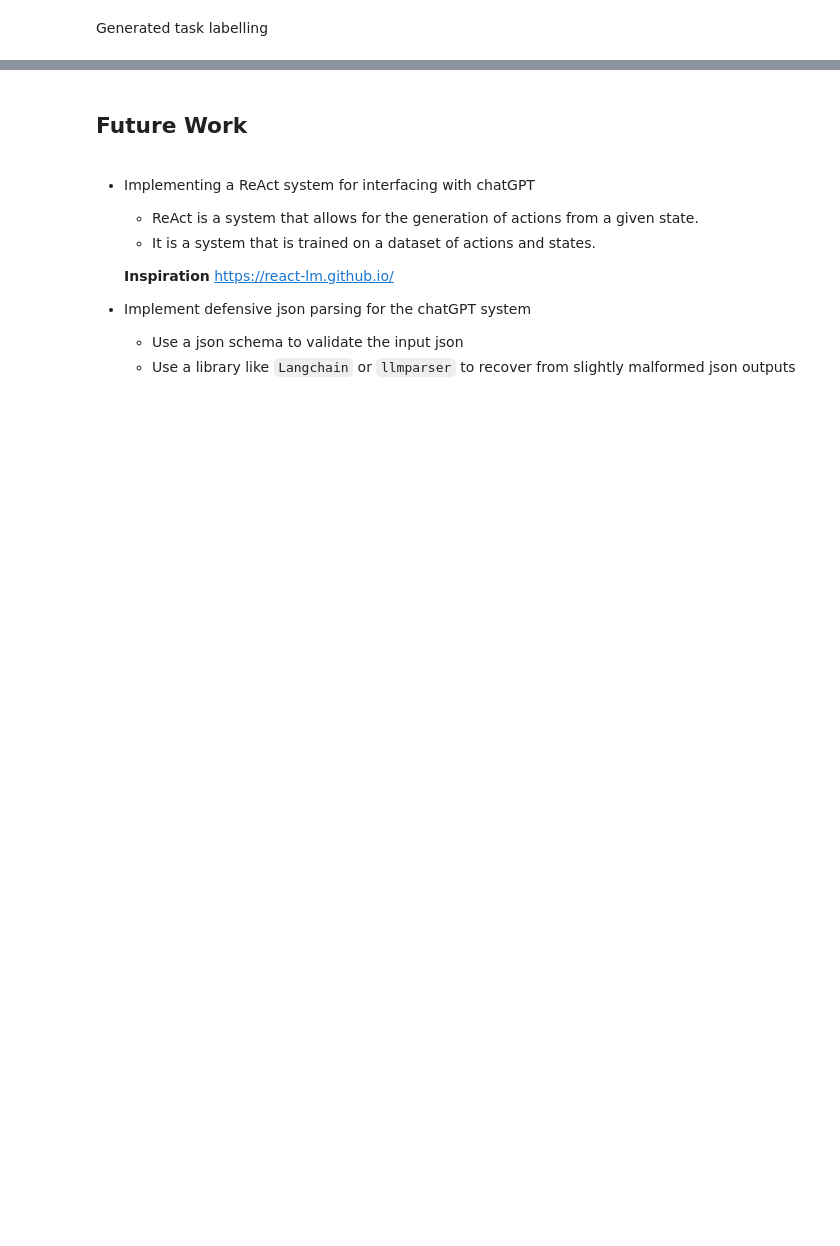
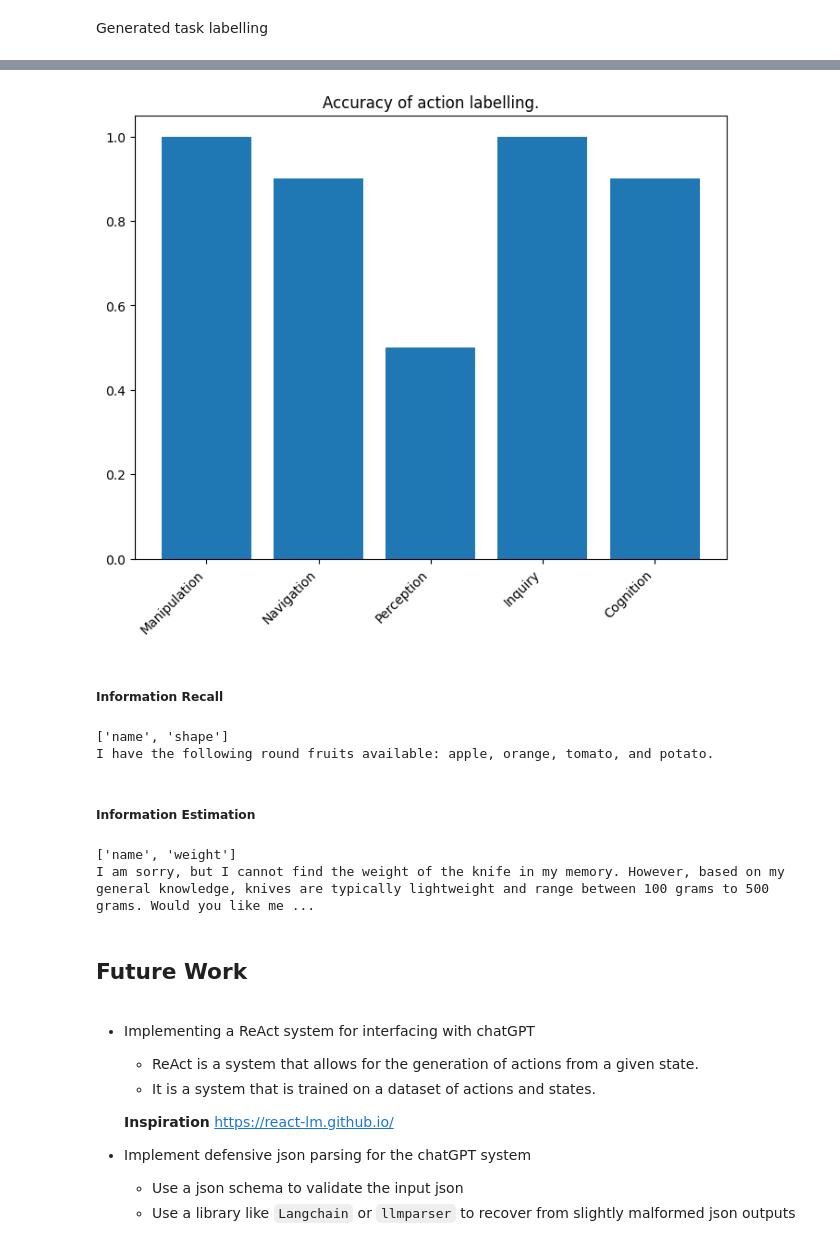
Before and after one commit to andrei-calin-dragomir/gpt-controller, a Jupyter notebook: manual.ipynb, the cells around one changed output, grey strips where cells are left out. Saved outputs shown, nothing was run; the diff lists cells and outputs as text; code cells hidden in the pictures; blank space fills up the shorter version.

```diff
--- a/manual.ipynb
+++ b/manual.ipynb
@@ -115,32 +306,2 @@ run_label_tests(labelled_task_set, UserInputLabel.TASK)
 # %% [markdown]
 Generated task labelling
-# %%
-task_topic = "Make a salad"
-
-task_sequence = [
-    "Recall any knowledge about the location of the ingredients.",
-    "Move to the refrigerator.",
-    "Open the fridge",
-    "Look for vegetables for the salad.",
-    "Pick up a tomato",
-    "Place it on the counter.",
-    "Pick up a cucumber.",
-    "Place it on the counter.",
-    "Pick up a lettuce.",
-    "Place it on the counter.",
-    "Close the refrigerator.",
-    "Move to the counter.",
-    "Find a knife.",
-    "Ask where the knife could be located.",
-    "Pick up the knife.",
-    "Slice the vegetables.",
-    "Which vegetable should be sliced first?",
-    "Slice the tomato.",
-    "Slice the cucumber.",
-    "Move to the sink."
-]
-
-for prompt in task_sequence:
-    label = machine.label(prompt, TaskLabel)
-    print("Prompt: {}\nLabel: {}\n".format(prompt, label))
-    time.sleep(2)
@@ -157,0 +407,11 @@ print(completion['content'])
+# %%
+fig = plt.figure()
+ax = fig.add_axes([0,0,1,1])
+labels = ['Manipulation', 'Navigation', 'Perception', 'Inquiry', 'Cognition']
+accuracies = plot_data_2
+ax.bar(labels,accuracies)
+plt.xticks(rotation=45, ha='right')
+plt.title('Accuracy of action labelling.')
+plt.show()
+# %% [output]
+[figure, added]
@@ -158,3 +429,27 @@ print(completion['content'])
+# %% [markdown]
+##### Information Recall
+# %%
+machine.fill_memory_with_objects(environment.objects, basic_knowledge=True)
+
+input_string = "What round fruits do you have available?"
+
+machine.recall(input_string)
+print(machine.task_stack[-1].conclusion)
+# %% [output]
+['name', 'shape']
+I have the following round fruits available: apple, orange, tomato, and potato.
+# %% [markdown]
+##### Information Estimation
+# %%
+machine.fill_memory_with_objects(environment.objects, basic_knowledge=True)
+
+input_string = "What is the weight of the knife?"
+
+machine.recall(input_string)
+print(machine.task_stack[-1].conclusion)
+# %% [output]
+['name', 'weight']
+I am sorry, but I cannot find the weight of the knife in my memory. However, based on my general knowledge, knives are typically lightweight and range between 100 grams to 500 grams. Would you like me ...
 # %% [markdown]
 ## Future Work
 # %% [markdown]
```
Also changed, not shown: parts of 10 cells of this notebook, 12 other files.
